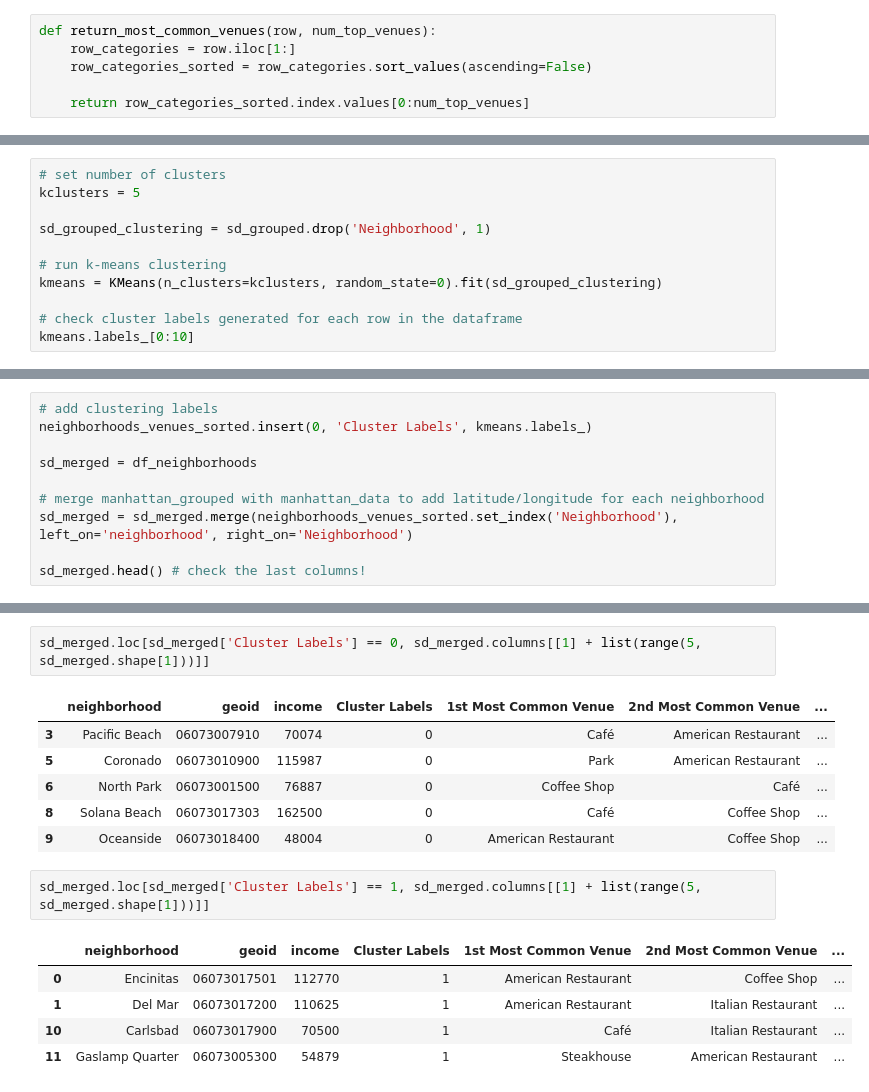
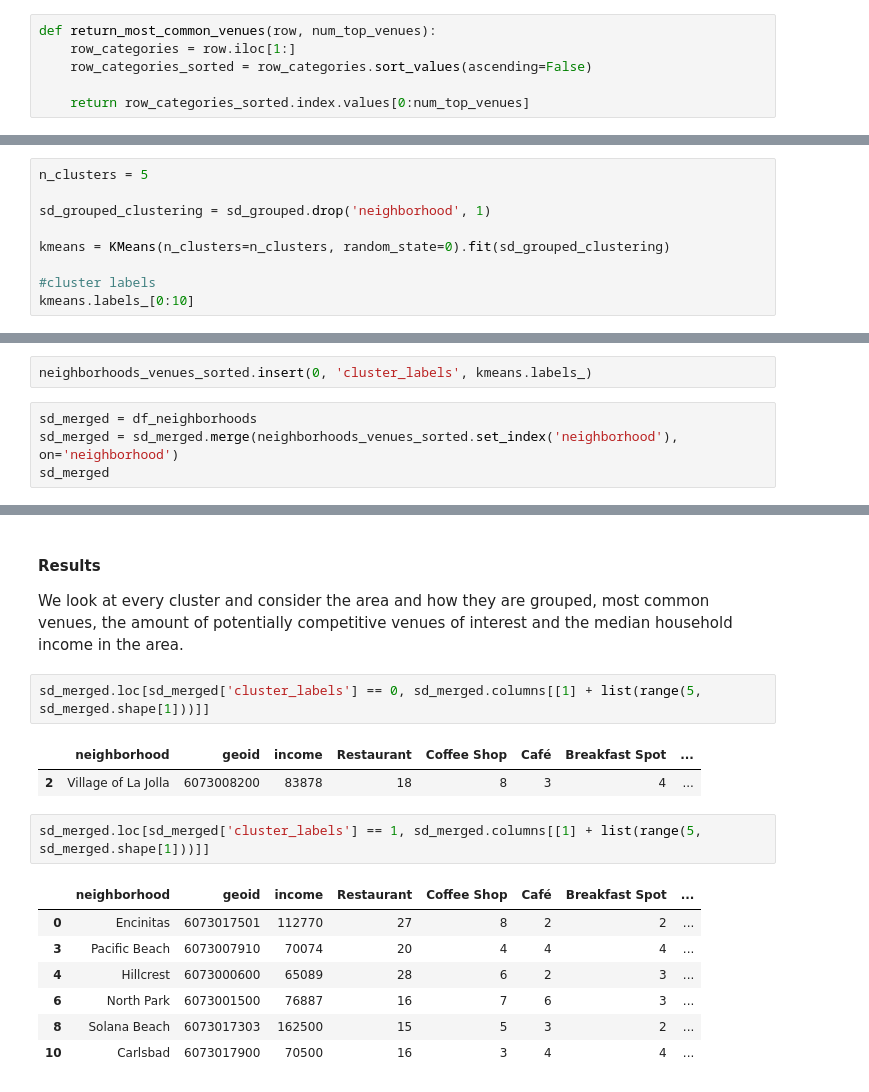
Before and after one commit to dominikalad/Coursera_Capstone, a Jupyter notebook: Capstone_DS_Project-Foursquare.ipynb, the cells around one changed output, grey strips where cells are left out. Cells and saved outputs as stored; diff of their text form.

```diff
--- a/Capstone_DS_Project-Foursquare.ipynb
+++ b/Capstone_DS_Project-Foursquare.ipynb
@@ -463,12 +354,10 @@ neighborhoods_venues_sorted.head()
 # %%
-# set number of clusters
-kclusters = 5
+n_clusters = 5
 
-sd_grouped_clustering = sd_grouped.drop('Neighborhood', 1)
+sd_grouped_clustering = sd_grouped.drop('neighborhood', 1)
 
-# run k-means clustering
-kmeans = KMeans(n_clusters=kclusters, random_state=0).fit(sd_grouped_clustering)
+kmeans = KMeans(n_clusters=n_clusters, random_state=0).fit(sd_grouped_clustering)
 
-# check cluster labels generated for each row in the dataframe
+#cluster labels
 kmeans.labels_[0:10]
 # %% [output]
@@ -476,10 +364,0 @@ array([1, 0, 1, 1, 1, 4, 3, 0, 0, 0], dtype=int32)
-# %%
-# add clustering labels
-neighborhoods_venues_sorted.insert(0, 'Cluster Labels', kmeans.labels_)
-
-sd_merged = df_neighborhoods
-
-# merge manhattan_grouped with manhattan_data to add latitude/longitude for each neighborhood
-sd_merged = sd_merged.merge(neighborhoods_venues_sorted.set_index('Neighborhood'), left_on='neighborhood', right_on='Neighborhood')
-
-sd_merged.head() # check the last columns!
@@ -492,0 +365,6 @@ sd_merged.head() # check the last columns!
+# %%
+neighborhoods_venues_sorted.insert(0, 'cluster_labels', kmeans.labels_)
+# %%
+sd_merged = df_neighborhoods
+sd_merged = sd_merged.merge(neighborhoods_venues_sorted.set_index('neighborhood'), on='neighborhood')
+sd_merged
@@ -516,21 +407,22 @@ for lat, lon, poi, cluster in zip(sd_merged['lat'], sd_merged['lng'], sd_merged[
 map_clusters
 # %% [output]
 [interactive output not drawn]
+# %% [markdown]
+#### Results
+We look at every cluster and consider the area and how they are grouped, most common venues, the amount of potentially competitive venues of interest and the median household income in the area.
 # %%
-sd_merged.loc[sd_merged['Cluster Labels'] == 0, sd_merged.columns[[1] + list(range(5, sd_merged.shape[1]))]]
+sd_merged.loc[sd_merged['cluster_labels'] == 0, sd_merged.columns[[1] + list(range(5, sd_merged.shape[1]))]]
 # %% [output]
-|  | neighborhood | geoid | income | Cluster Labels | 1st Most Common Venue | 2nd Most Common Venue | ... |
-| 3 | Pacific Beach | 06073007910 | 70074 | 0 | Café | American Restaurant | ... |
-| 5 | Coronado | 06073010900 | 115987 | 0 | Park | American Restaurant | ... |
-| 6 | North Park | 06073001500 | 76887 | 0 | Coffee Shop | Café | ... |
-| 8 | Solana Beach | 06073017303 | 162500 | 0 | Café | Coffee Shop | ... |
-| 9 | Oceanside | 06073018400 | 48004 | 0 | American Restaurant | Coffee Shop | ... |
+|  | neighborhood | geoid | income | Restaurant | Coffee Shop | Café | Breakfast Spot | ... |
+| 2 | Village of La Jolla | 6073008200 | 83878 | 18 | 8 | 3 | 4 | ... |
 # %%
-sd_merged.loc[sd_merged['Cluster Labels'] == 1, sd_merged.columns[[1] + list(range(5, sd_merged.shape[1]))]]
+sd_merged.loc[sd_merged['cluster_labels'] == 1, sd_merged.columns[[1] + list(range(5, sd_merged.shape[1]))]]
 # %% [output]
-|  | neighborhood | geoid | income | Cluster Labels | 1st Most Common Venue | 2nd Most Common Venue | ... |
-| 0 | Encinitas | 06073017501 | 112770 | 1 | American Restaurant | Coffee Shop | ... |
-| 1 | Del Mar | 06073017200 | 110625 | 1 | American Restaurant | Italian Restaurant | ... |
-| 10 | Carlsbad | 06073017900 | 70500 | 1 | Café | Italian Restaurant | ... |
-| 11 | Gaslamp Quarter | 06073005300 | 54879 | 1 | Steakhouse | American Restaurant | ... |
+|  | neighborhood | geoid | income | Restaurant | Coffee Shop | Café | Breakfast Spot | ... |
+| 0 | Encinitas | 6073017501 | 112770 | 27 | 8 | 2 | 2 | ... |
+| 3 | Pacific Beach | 6073007910 | 70074 | 20 | 4 | 4 | 4 | ... |
+| 4 | Hillcrest | 6073000600 | 65089 | 28 | 6 | 2 | 3 | ... |
+| 6 | North Park | 6073001500 | 76887 | 16 | 7 | 6 | 3 | ... |
+| 8 | Solana Beach | 6073017303 | 162500 | 15 | 5 | 3 | 2 | ... |
+| 10 | Carlsbad | 6073017900 | 70500 | 16 | 3 | 4 | 4 | ... |
 # %%
```
Also changed, not shown: parts of 47 cells of this notebook.
